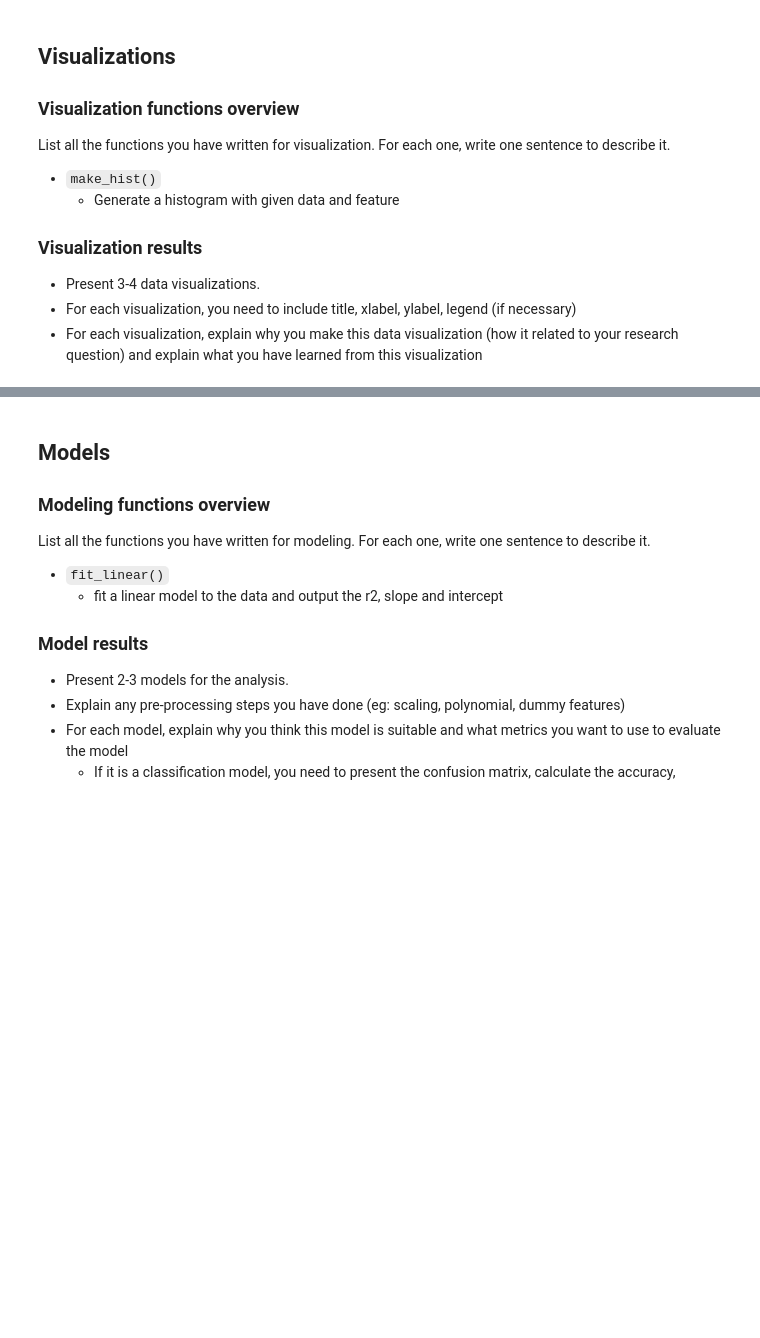
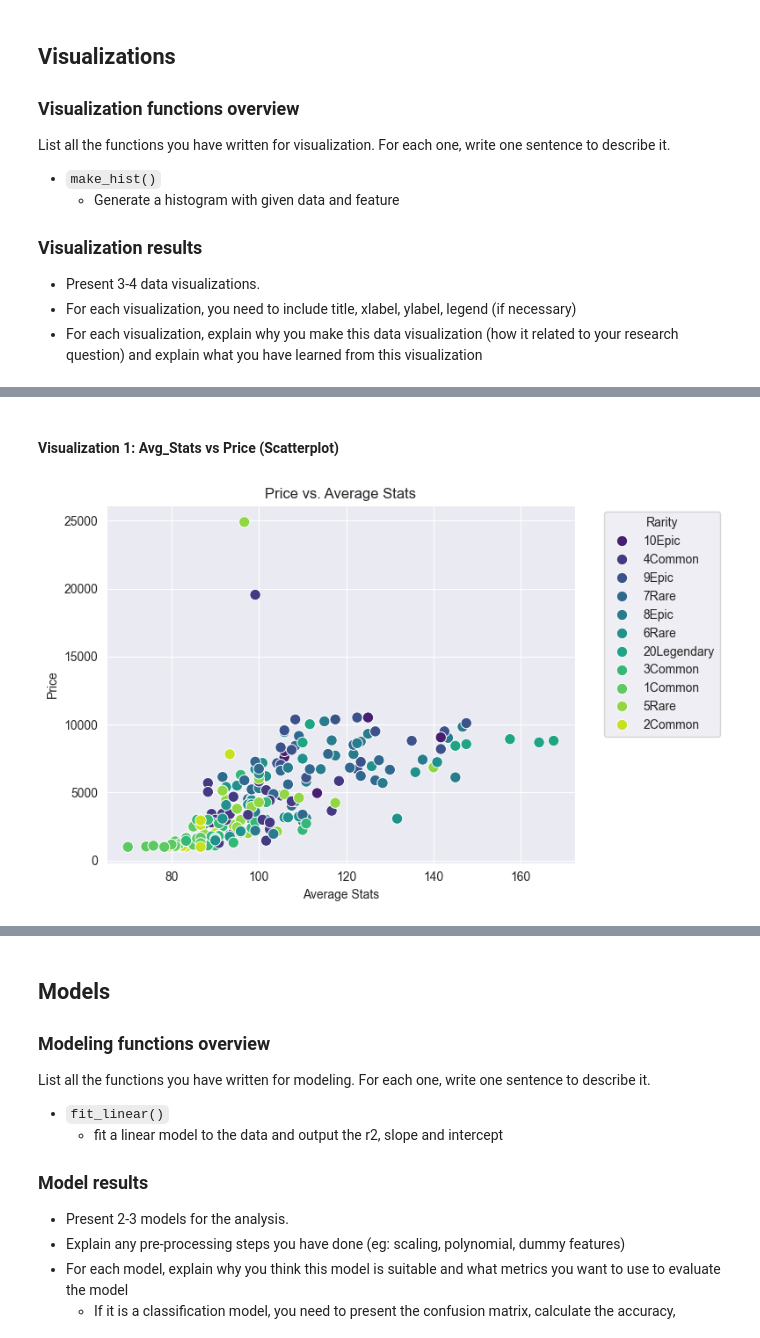
Before and after one commit to plewd/DS3000-Project, a Jupyter notebook: template.ipynb, the cells around one changed output, grey strips where cells are left out. Saved outputs shown, nothing was run; the diff lists cells and outputs as text; code cells hidden in the pictures; blank space fills up the shorter version.

Commit message:
Finished first draft of visualizations

```diff
--- a/template.ipynb
+++ b/template.ipynb
@@ -306,3 +305,15 @@ Processing 225/225: Yakumo#121
 | 7 | Beakon | https://palworld.gg/pal/beakon | 6Rare | 105 | 80 | 100 | 100 | 115 | 100 | ... |
 | 8 | Beegarde | https://palworld.gg/pal/beegarde | 4Common | 80 | 90 | 100 | 100 | 90 | 100 | ... |
 | 9 | Bellanoir | https://palworld.gg/pal/bellanoir | 20Legendary | 120 | 100 | 100 | 100 | 150 | 100 | ... |
+# %%
+# Numeric rarity (e.g., from "10Epic" to 10)
+df['Num_Rarity'] = df['Rarity'].str.extract(r'(\d+)').astype(int)
+
+# Number of elements (count the elements split by comma)
+df['Num_Elements'] = df['Elements'].apply(lambda x: len(x.split(', ')) if isinstance(x, str) else 0)
+
+# Average of stats
+stat_cols = ['HP', 'Defense', 'Crafting Speed', 'Melee Attack', 'Shot Attack', 'Support', 'Stamina']
+df['Avg_Stats'] = df[['HP', 'Defense', 'Melee Attack', 'Shot Attack', 'Support', 'Stamina']].mean(axis=1)
+
+df.head(10)
@@ -374,0 +439,13 @@ def make_hist(df, y_feat):
+# %% [markdown]
+#### Visualization 1: Avg_Stats vs Price (Scatterplot)
+# %%
+plt.figure(figsize=(8, 5))
+sns.scatterplot(x='Avg_Stats', y='Price', data=df, hue='Rarity', palette='viridis', s=80)
+plt.title('Price vs. Average Stats')
+plt.xlabel('Average Stats')
+plt.ylabel('Price')
+plt.legend(title='Rarity', bbox_to_anchor=(1.05, 1), loc='upper left')
+plt.tight_layout()
+plt.show()
+# %% [output]
+[figure, added]
```
Also changed, not shown: parts of 22 cells of this notebook.
